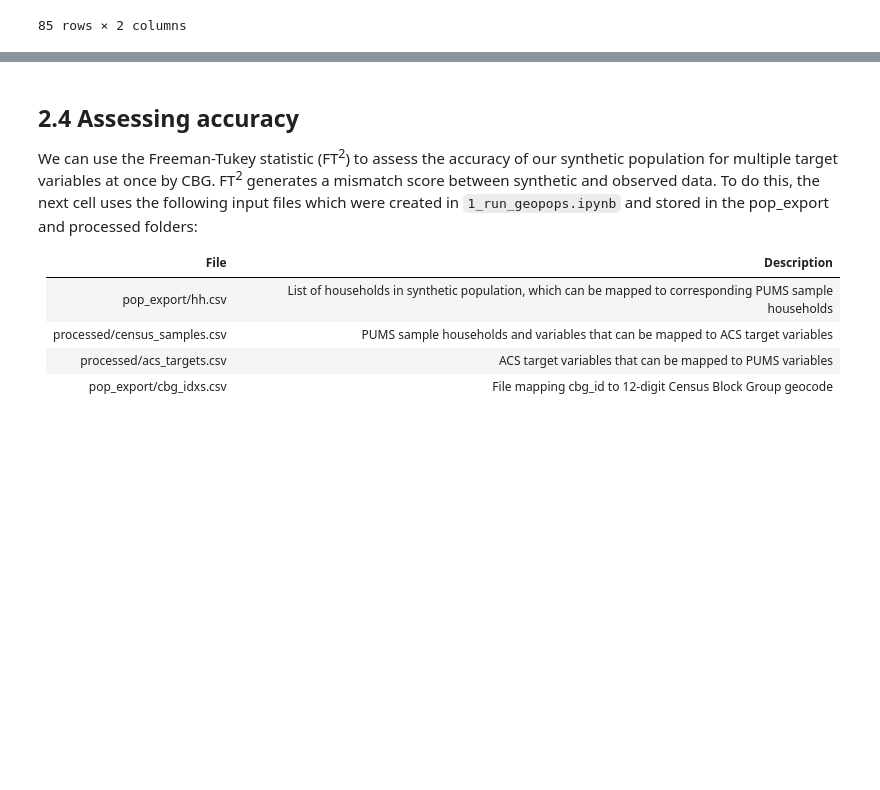
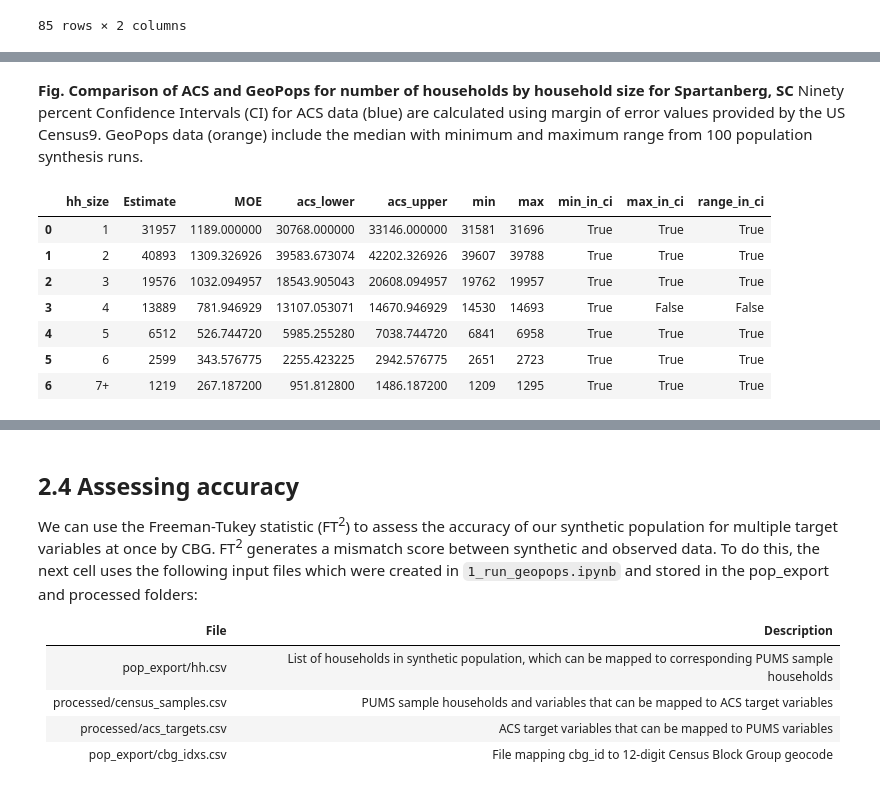
Before and after one commit to GeoPopsHub/sc_spartanburg_measles, a Jupyter notebook: 2_explore_people.ipynb, the cells around one changed output, grey strips where cells are left out. Saved outputs shown, nothing was run; the diff lists cells and outputs as text; code cells hidden in the pictures; blank space fills up the shorter version.

Commit message:
Update notebook based on recent refactor. Update sch vax rules. Update ACS MOE and GeoPops comparison.

```diff
--- a/2_explore_people.ipynb
+++ b/2_explore_people.ipynb
@@ -429,0 +401,27 @@ See `target_columns.csv` in this repo for a full list of target variables used i
+# %% [markdown]
+**Fig. Comparison of ACS and GeoPops for number of households by household size for Spartanberg, SC** Ninety percent Confidence Intervals (CI) for ACS data (blue) are calculated using margin of error values provided by the US Census9. GeoPops data (orange) include the median with minimum and maximum range from 100 population synthesis runs.
+# %%
+# Check whether GeoPops min/max fall within the ACS 90% CI (Estimate ± MOE)
+acs = hh_by_size.copy()
+acs['hh_size'] = ['1', '2', '3', '4', '5', '6', '7+']
+
+ci = acs.merge(geopops_hh_range, on='hh_size', how='left')
+ci['acs_lower'] = ci['Estimate'] - ci['MOE']
+ci['acs_upper'] = ci['Estimate'] + ci['MOE']
+ci['min_in_ci'] = (ci['min'] >= ci['acs_lower']) & (ci['min'] <= ci['acs_upper'])
+ci['max_in_ci'] = (ci['max'] >= ci['acs_lower']) & (ci['max'] <= ci['acs_upper'])
+ci['range_in_ci'] = ci['min_in_ci'] & ci['max_in_ci']
+
+ci[[
+    'hh_size', 'Estimate', 'MOE', 'acs_lower', 'acs_upper',
+    'min', 'max', 'min_in_ci', 'max_in_ci', 'range_in_ci'
+]]
+# %% [output]
+|  | hh_size | Estimate | MOE | acs_lower | acs_upper | min | max | min_in_ci | max_in_ci | range_in_ci |
+| 0 | 1 | 31957 | 1189.000000 | 30768.000000 | 33146.000000 | 31581 | 31696 | True | True | True |
+| 1 | 2 | 40893 | 1309.326926 | 39583.673074 | 42202.326926 | 39607 | 39788 | True | True | True |
+| 2 | 3 | 19576 | 1032.094957 | 18543.905043 | 20608.094957 | 19762 | 19957 | True | True | True |
+| 3 | 4 | 13889 | 781.946929 | 13107.053071 | 14670.946929 | 14530 | 14693 | True | False | False |
+| 4 | 5 | 6512 | 526.744720 | 5985.255280 | 7038.744720 | 6841 | 6958 | True | True | True |
+| 5 | 6 | 2599 | 343.576775 | 2255.423225 | 2942.576775 | 2651 | 2723 | True | True | True |
+| 6 | 7+ | 1219 | 267.187200 | 951.812800 | 1486.187200 | 1209 | 1295 | True | True | True |
```
Also changed, not shown: parts of 25 cells of this notebook, 3 other files.
